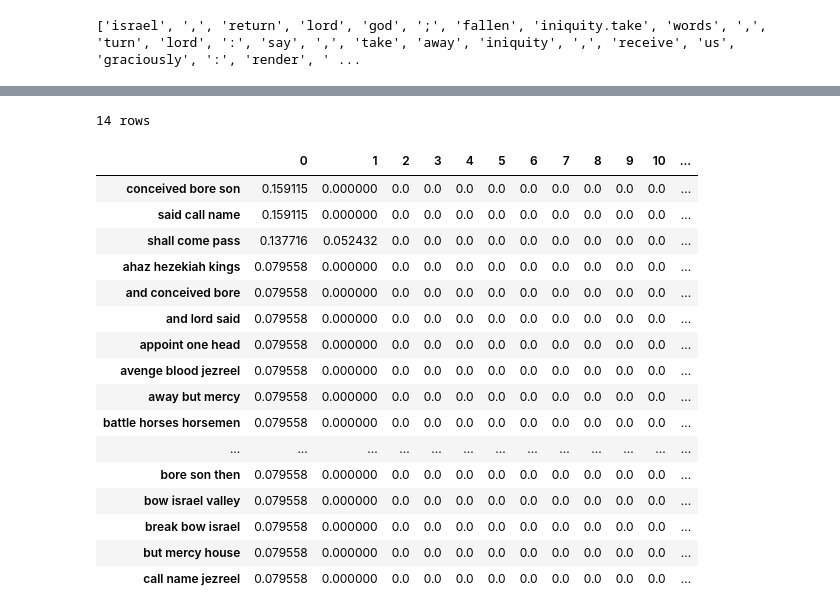
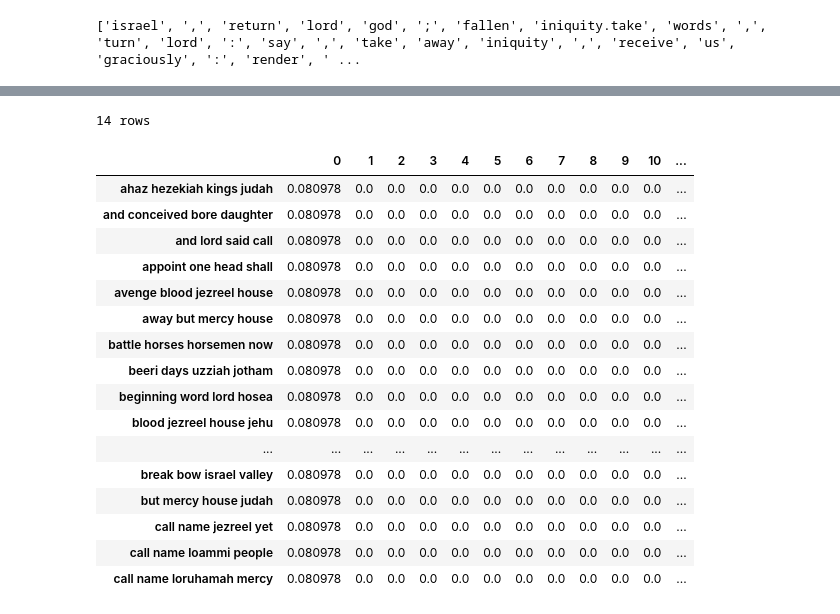
Before and after one commit to Bruno-cesar-dout/Versao_de_experimentos, a Jupyter notebook: Experimento_Oseias.ipynb, the cells around one changed output, grey strips where cells are left out. Saved outputs shown, nothing was run; the diff lists cells and outputs as text; code cells hidden in the pictures.

```diff
--- a/Experimento_Oseias.ipynb
+++ b/Experimento_Oseias.ipynb
@@ -103,33 +103,33 @@ print(df)
 # %%
 corpus = df['Livro'].tolist()
 # %%
-vectorizer = TfidfVectorizer(ngram_range=(3,3))
+vectorizer = TfidfVectorizer(ngram_range=(4,4))
 X = vectorizer.fit_transform(corpus)
 tf_idf = pd.DataFrame(data = X.toarray(), columns=vectorizer.get_feature_names())
 
 final_df = tf_idf
 
 print("{} rows".format(final_df.shape[0]))
 final_df.T.nlargest(20, 0)
 # %% [output]
 14 rows
 |  | 0 | 1 | 2 | 3 | 4 | 5 | 6 | 7 | 8 | 9 | 10 | ... |
-| conceived bore son | 0.159115 | 0.000000 | 0.0 | 0.0 | 0.0 | 0.0 | 0.0 | 0.0 | 0.0 | 0.0 | 0.0 | ... |
-| said call name | 0.159115 | 0.000000 | 0.0 | 0.0 | 0.0 | 0.0 | 0.0 | 0.0 | 0.0 | 0.0 | 0.0 | ... |
-| shall come pass | 0.137716 | 0.052432 | 0.0 | 0.0 | 0.0 | 0.0 | 0.0 | 0.0 | 0.0 | 0.0 | 0.0 | ... |
-| ahaz hezekiah kings | 0.079558 | 0.000000 | 0.0 | 0.0 | 0.0 | 0.0 | 0.0 | 0.0 | 0.0 | 0.0 | 0.0 | ... |
-| and conceived bore | 0.079558 | 0.000000 | 0.0 | 0.0 | 0.0 | 0.0 | 0.0 | 0.0 | 0.0 | 0.0 | 0.0 | ... |
-| and lord said | 0.079558 | 0.000000 | 0.0 | 0.0 | 0.0 | 0.0 | 0.0 | 0.0 | 0.0 | 0.0 | 0.0 | ... |
-| appoint one head | 0.079558 | 0.000000 | 0.0 | 0.0 | 0.0 | 0.0 | 0.0 | 0.0 | 0.0 | 0.0 | 0.0 | ... |
-| avenge blood jezreel | 0.079558 | 0.000000 | 0.0 | 0.0 | 0.0 | 0.0 | 0.0 | 0.0 | 0.0 | 0.0 | 0.0 | ... |
-| away but mercy | 0.079558 | 0.000000 | 0.0 | 0.0 | 0.0 | 0.0 | 0.0 | 0.0 | 0.0 | 0.0 | 0.0 | ... |
-| battle horses horsemen | 0.079558 | 0.000000 | 0.0 | 0.0 | 0.0 | 0.0 | 0.0 | 0.0 | 0.0 | 0.0 | 0.0 | ... |
+| ahaz hezekiah kings judah | 0.080978 | 0.0 | 0.0 | 0.0 | 0.0 | 0.0 | 0.0 | 0.0 | 0.0 | 0.0 | 0.0 | ... |
+| and conceived bore daughter | 0.080978 | 0.0 | 0.0 | 0.0 | 0.0 | 0.0 | 0.0 | 0.0 | 0.0 | 0.0 | 0.0 | ... |
+| and lord said call | 0.080978 | 0.0 | 0.0 | 0.0 | 0.0 | 0.0 | 0.0 | 0.0 | 0.0 | 0.0 | 0.0 | ... |
+| appoint one head shall | 0.080978 | 0.0 | 0.0 | 0.0 | 0.0 | 0.0 | 0.0 | 0.0 | 0.0 | 0.0 | 0.0 | ... |
+| avenge blood jezreel house | 0.080978 | 0.0 | 0.0 | 0.0 | 0.0 | 0.0 | 0.0 | 0.0 | 0.0 | 0.0 | 0.0 | ... |
+| away but mercy house | 0.080978 | 0.0 | 0.0 | 0.0 | 0.0 | 0.0 | 0.0 | 0.0 | 0.0 | 0.0 | 0.0 | ... |
+| battle horses horsemen now | 0.080978 | 0.0 | 0.0 | 0.0 | 0.0 | 0.0 | 0.0 | 0.0 | 0.0 | 0.0 | 0.0 | ... |
+| beeri days uzziah jotham | 0.080978 | 0.0 | 0.0 | 0.0 | 0.0 | 0.0 | 0.0 | 0.0 | 0.0 | 0.0 | 0.0 | ... |
+| beginning word lord hosea | 0.080978 | 0.0 | 0.0 | 0.0 | 0.0 | 0.0 | 0.0 | 0.0 | 0.0 | 0.0 | 0.0 | ... |
+| blood jezreel house jehu | 0.080978 | 0.0 | 0.0 | 0.0 | 0.0 | 0.0 | 0.0 | 0.0 | 0.0 | 0.0 | 0.0 | ... |
 | ... | ... | ... | ... | ... | ... | ... | ... | ... | ... | ... | ... | ... |
-| bore son then | 0.079558 | 0.000000 | 0.0 | 0.0 | 0.0 | 0.0 | 0.0 | 0.0 | 0.0 | 0.0 | 0.0 | ... |
-| bow israel valley | 0.079558 | 0.000000 | 0.0 | 0.0 | 0.0 | 0.0 | 0.0 | 0.0 | 0.0 | 0.0 | 0.0 | ... |
-| break bow israel | 0.079558 | 0.000000 | 0.0 | 0.0 | 0.0 | 0.0 | 0.0 | 0.0 | 0.0 | 0.0 | 0.0 | ... |
-| but mercy house | 0.079558 | 0.000000 | 0.0 | 0.0 | 0.0 | 0.0 | 0.0 | 0.0 | 0.0 | 0.0 | 0.0 | ... |
-| call name jezreel | 0.079558 | 0.000000 | 0.0 | 0.0 | 0.0 | 0.0 | 0.0 | 0.0 | 0.0 | 0.0 | 0.0 | ... |
+| break bow israel valley | 0.080978 | 0.0 | 0.0 | 0.0 | 0.0 | 0.0 | 0.0 | 0.0 | 0.0 | 0.0 | 0.0 | ... |
+| but mercy house judah | 0.080978 | 0.0 | 0.0 | 0.0 | 0.0 | 0.0 | 0.0 | 0.0 | 0.0 | 0.0 | 0.0 | ... |
+| call name jezreel yet | 0.080978 | 0.0 | 0.0 | 0.0 | 0.0 | 0.0 | 0.0 | 0.0 | 0.0 | 0.0 | 0.0 | ... |
+| call name loammi people | 0.080978 | 0.0 | 0.0 | 0.0 | 0.0 | 0.0 | 0.0 | 0.0 | 0.0 | 0.0 | 0.0 | ... |
+| call name loruhamah mercy | 0.080978 | 0.0 | 0.0 | 0.0 | 0.0 | 0.0 | 0.0 | 0.0 | 0.0 | 0.0 | 0.0 | ... |
 # %%
 def run_KMeans(max_k, data):
     max_k += 1
```
Also changed, not shown: parts of 6 cells of this notebook.
